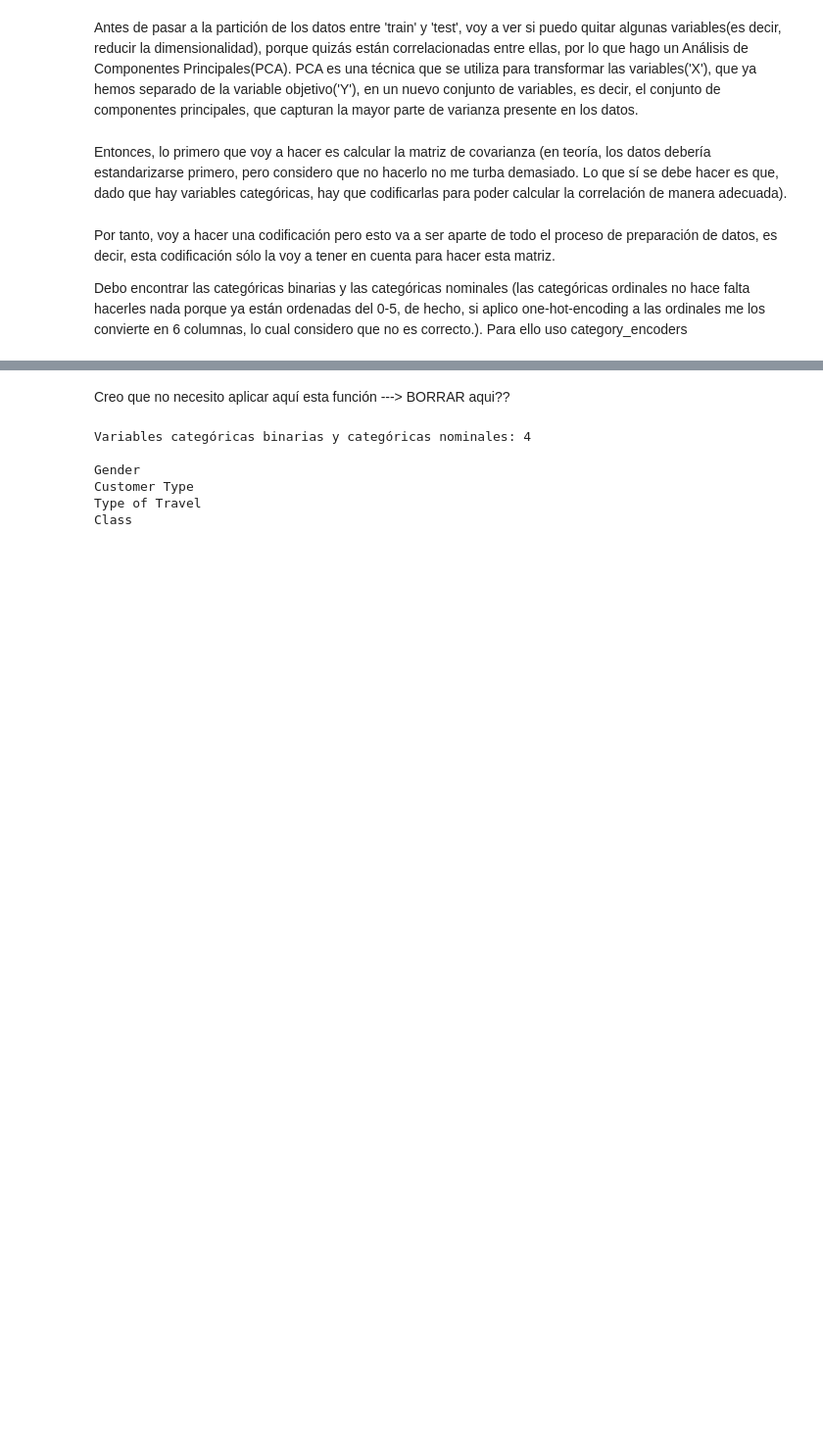
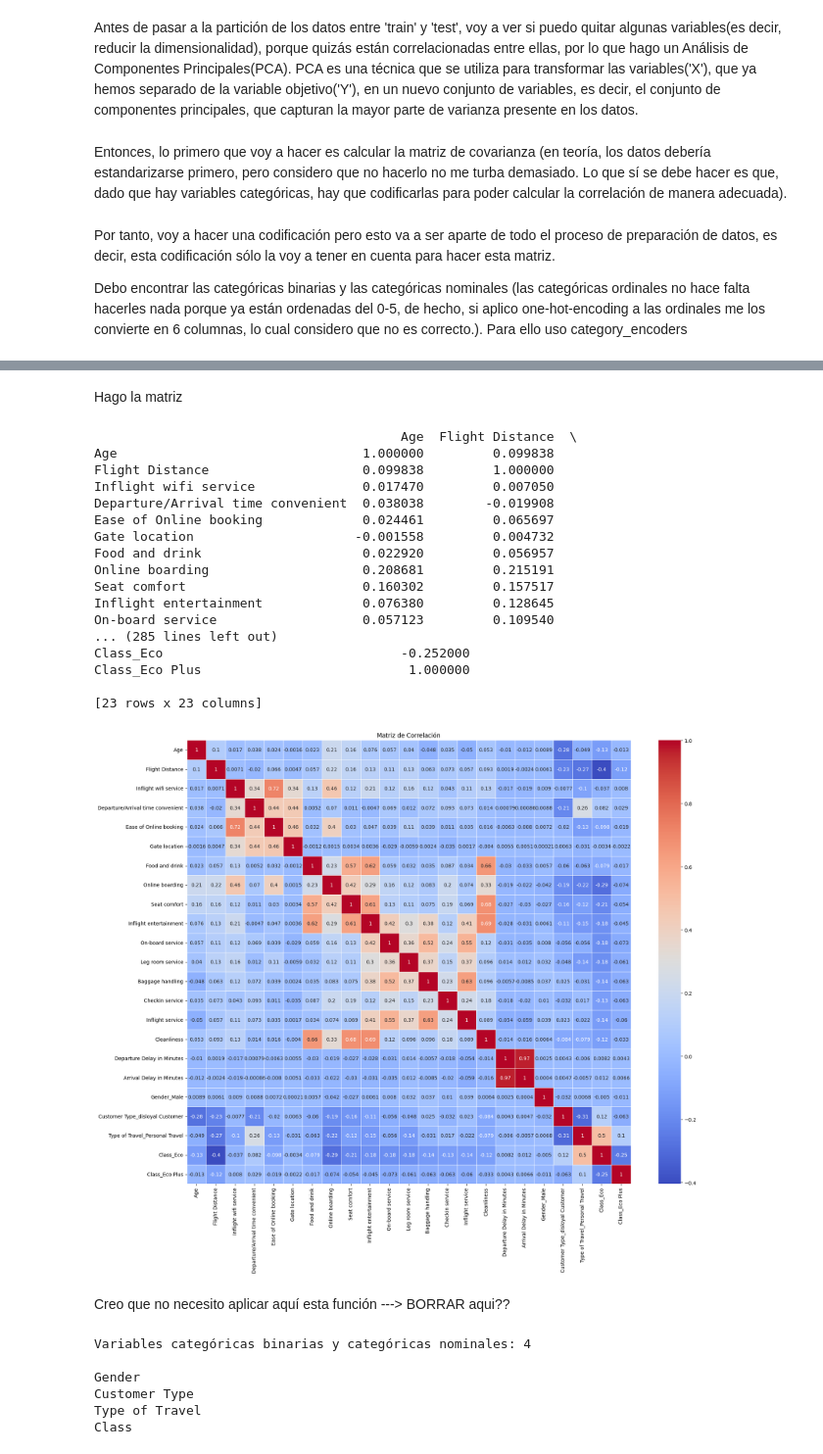
Before and after one commit to AI-School-F5-P3/F5-Aerolineas-G2, a Jupyter notebook: 0_limpiarNote.ipynb, the cells around one changed output, grey strips where cells are left out. Shown at 98% size. Cells and saved outputs as stored; diff of their text form; code cells hidden in the pictures; blank space fills up the shorter version.

Commit message:
Matriz de correlación entre variables

```diff
--- a/0_limpiarNote.ipynb
+++ b/0_limpiarNote.ipynb
@@ -177,15 +180,20 @@ Hago una copia de 'X' y en esa copia es donde voy a hacer esta codificación que
 # %%
+x_copy_cod = pd.get_dummies(x_copy, drop_first=True)
+print(x_copy_cod)
+
 import pandas as pd
 from category_encoders import OneHotEncoder
 
-# Creamos un ejemplo de DataFrame con variables categóricas
-x_copy=x.copy()
 
+
+"""
+No he usado esto porque no elimina las una de las columnas
 # Creamos un objeto OneHotEncoder
-ohe = OneHotEncoder(use_cat_names=True)
+ohe = OneHotEncoder(use_cat_names=True, drop_first=True)
 
 # Codificamos las variables categóricas con one-hot encoding
 x_copy_cod = ohe.fit_transform(x_copy)
 
 print(x_copy_cod)
+ """
 # %% [output]
@@ -209,3 +218,38 @@ print(x_copy_cod)
+# %% [markdown]
+Hago la matriz
+# %%
+import matplotlib.pyplot as plt
+import seaborn as sns
+# Calculamos la matriz de correlación
+matriz_variables = x_copy_cod.corr()
+
+# Imprimimos la matriz de correlación
+print(matriz_variables)
+
+# Visualizamos la matriz de correlación con seaborn
+plt.figure(figsize=(20, 16))
+sns.heatmap(matriz_variables, annot=True, cmap='coolwarm', square=True, linewidths=0.5)
+plt.title('Matriz de Correlación')
+plt.show()
+# %% [output]
+                                        Age  Flight Distance  \
+Age                                1.000000         0.099838
+Flight Distance                    0.099838         1.000000
+Inflight wifi service              0.017470         0.007050
+Departure/Arrival time convenient  0.038038        -0.019908
+Ease of Online booking             0.024461         0.065697
+Gate location                     -0.001558         0.004732
+Food and drink                     0.022920         0.056957
+Online boarding                    0.208681         0.215191
+Seat comfort                       0.160302         0.157517
+Inflight entertainment             0.076380         0.128645
+On-board service                   0.057123         0.109540
+... (285 lines left out)
+Class_Eco                               -0.252000
+Class_Eco Plus                           1.000000
+
+[23 rows x 23 columns]
+[figure, added]
 # %% [markdown]
 Creo que no necesito aplicar aquí esta función ---> BORRAR aqui??
 # %%
```
Also changed, not shown: parts of 4 cells of this notebook.
